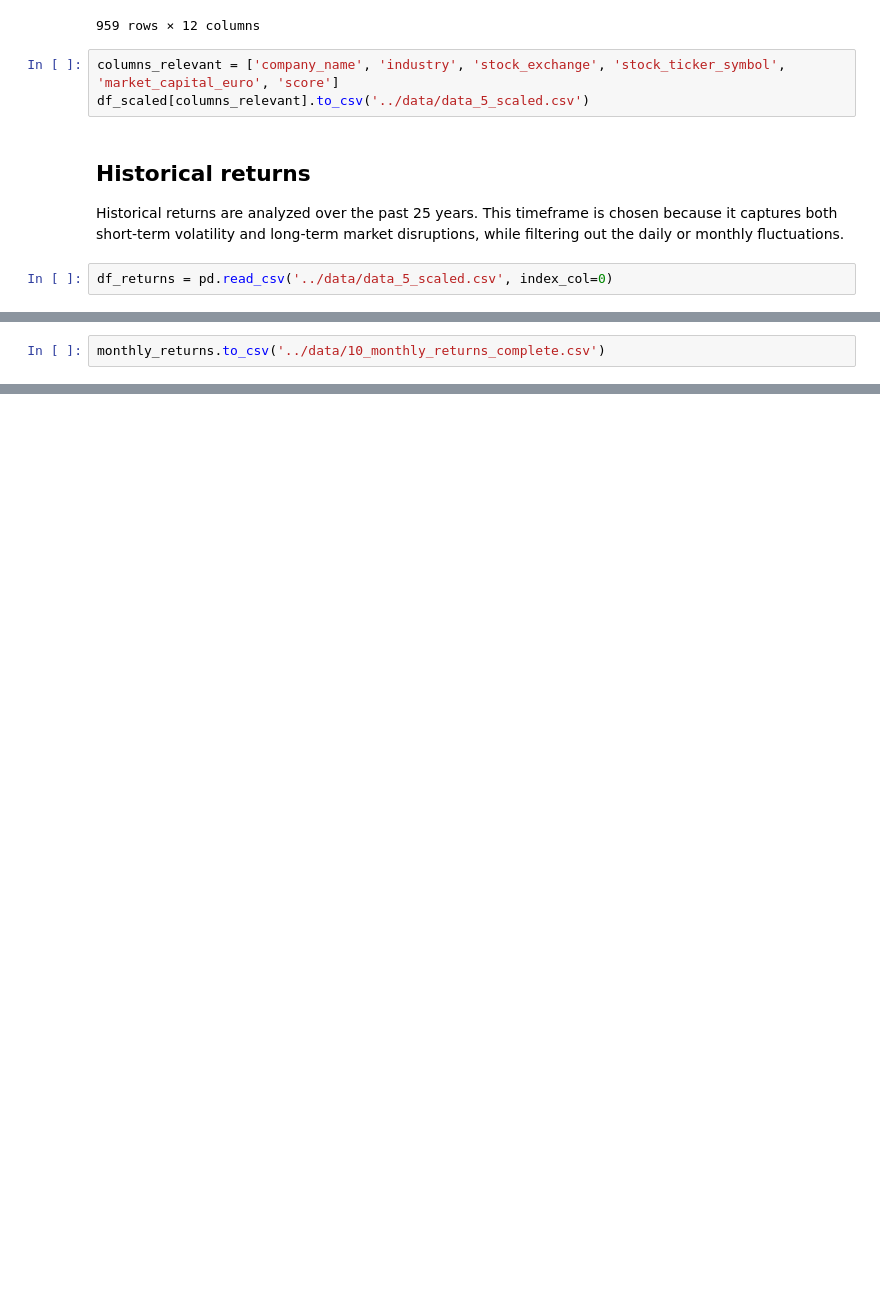
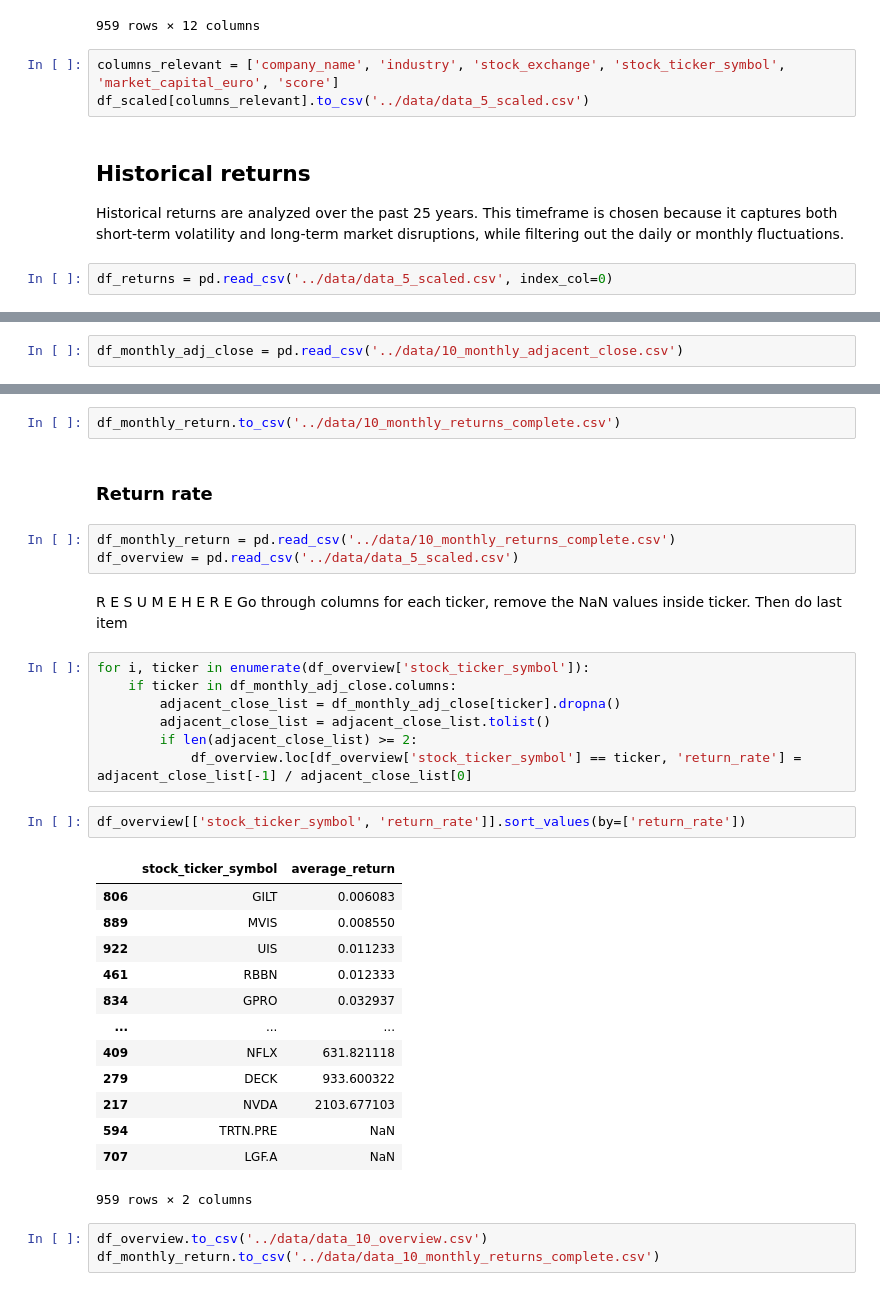
Before and after one commit to Herb-sh/sustainability_portfolio_optimisation, a Jupyter notebook: notebooks/data_expected_return_preparation.ipynb, the cells around one changed output, grey strips where cells are left out. Drawn from its saved outputs; the diff is of its cells as text; blank space fills up the shorter version.

```diff
--- a/notebooks/data_expected_return_preparation.ipynb
+++ b/notebooks/data_expected_return_preparation.ipynb
@@ -506,2 +510,2 @@ Pausing to avoid overloading the API...
 # %%
-monthly_returns.to_csv('../data/10_monthly_returns_complete.csv')
+df_monthly_adj_close = pd.read_csv('../data/10_monthly_adjacent_close.csv')
@@ -507,0 +540,36 @@ monthly_returns.to_csv('../data/10_monthly_returns_complete.csv')
+# %%
+df_monthly_return.to_csv('../data/10_monthly_returns_complete.csv')
+# %% [markdown]
+### Return rate
+# %%
+df_monthly_return = pd.read_csv('../data/10_monthly_returns_complete.csv')
+df_overview = pd.read_csv('../data/data_5_scaled.csv')
+# %% [markdown]
+R E S U M E   H E R E
+Go through columns for each ticker, remove the NaN values inside ticker. Then do last item
+# %%
+for i, ticker in enumerate(df_overview['stock_ticker_symbol']):
+    if ticker in df_monthly_adj_close.columns:
+        adjacent_close_list = df_monthly_adj_close[ticker].dropna()
+        adjacent_close_list = adjacent_close_list.tolist()
+        if len(adjacent_close_list) >= 2:
+            df_overview.loc[df_overview['stock_ticker_symbol'] == ticker, 'return_rate'] = adjacent_close_list[-1] / adjacent_close_list[0]
+# %%
+df_overview[['stock_ticker_symbol', 'return_rate']].sort_values(by=['return_rate'])
+# %% [output]
+|  | stock_ticker_symbol | average_return |
+| 806 | GILT | 0.006083 |
+| 889 | MVIS | 0.008550 |
+| 922 | UIS | 0.011233 |
+| 461 | RBBN | 0.012333 |
+| 834 | GPRO | 0.032937 |
+| ... | ... | ... |
+| 409 | NFLX | 631.821118 |
+| 279 | DECK | 933.600322 |
+| 217 | NVDA | 2103.677103 |
+| 594 | TRTN.PRE | NaN |
+| 707 | LGF.A | NaN |
+959 rows × 2 columns
+# %%
+df_overview.to_csv('../data/data_10_overview.csv')
+df_monthly_return.to_csv('../data/data_10_monthly_returns_complete.csv')
```
Also changed, not shown: parts of 5 cells of this notebook, 6 other files.
